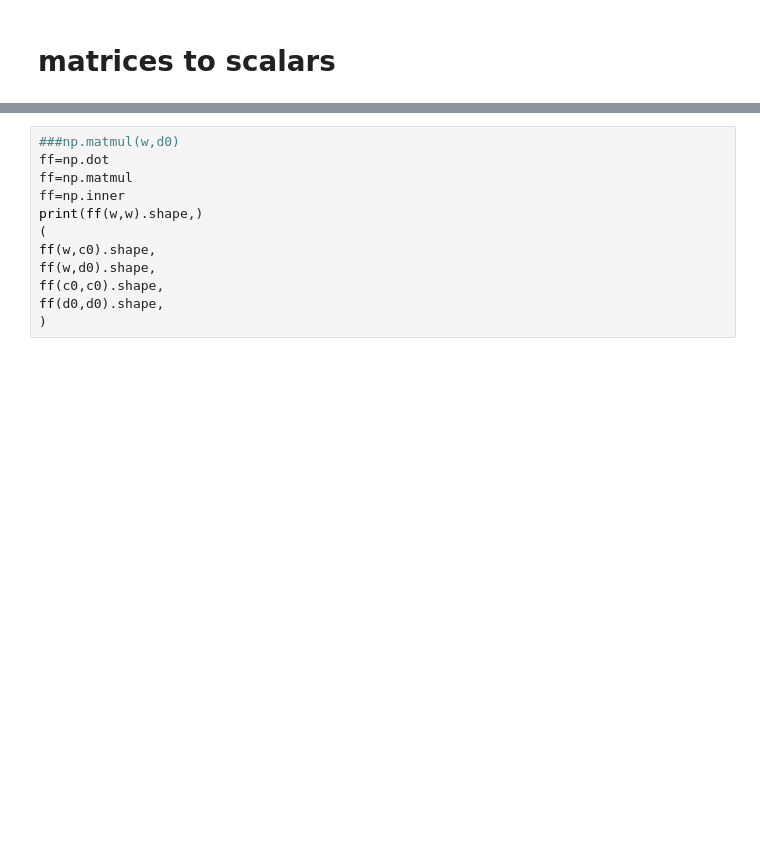
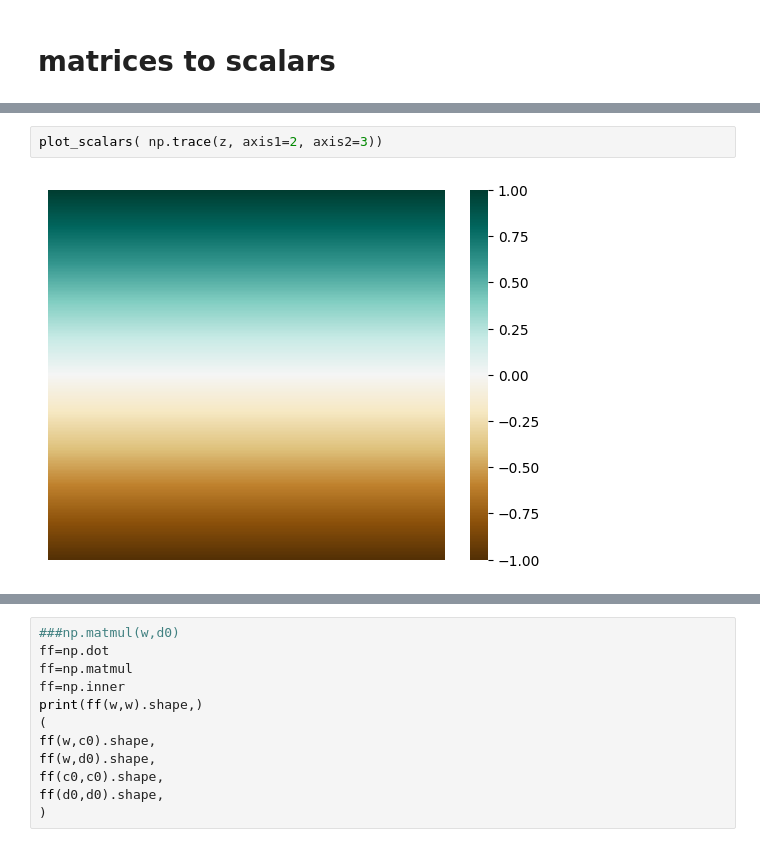
Before and after one commit to martin12333/marti-onedrive, a Jupyter notebook: AI/mm--linear-algebra-for-neural-networks/mm--parameter-maps.ipynb, the cells around one changed output, grey strips where cells are left out. Saved outputs shown, nothing was run; the diff lists cells and outputs as text; blank space fills up the shorter version.

```diff
--- a/AI/mm--linear-algebra-for-neural-networks/mm--parameter-maps.ipynb
+++ b/AI/mm--linear-algebra-for-neural-networks/mm--parameter-maps.ipynb
@@ -330,0 +335,4 @@ plot_scalars(            np.linalg.norm(z,axis=(2,3))   )
+# %%
+plot_scalars( np.trace(z, axis1=2, axis2=3))
+# %% [output]
+[figure, added]
```
Also changed, not shown: parts of 14 cells of this notebook, 1 other file.
